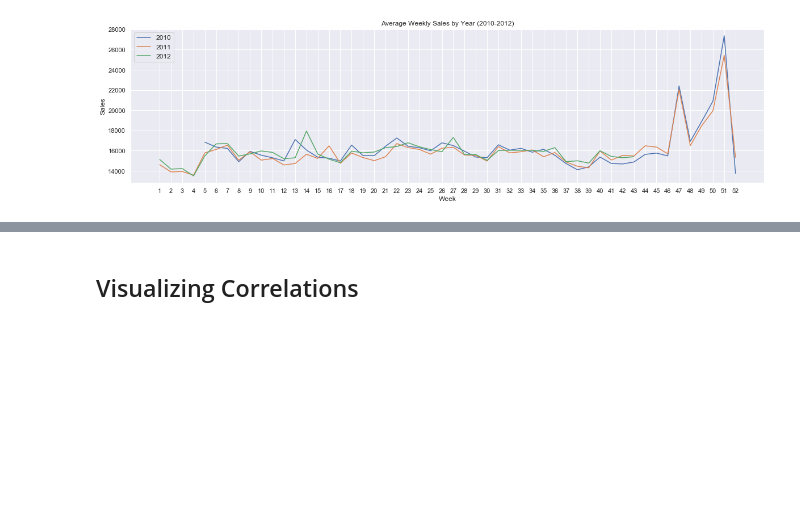
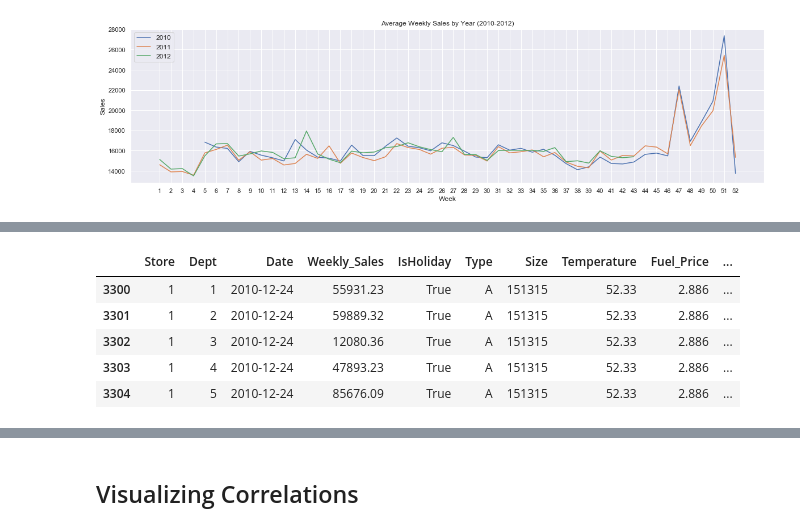
Before and after one commit to alyslma/walmart-sales-forecasting, a Jupyter notebook: WalmartSalesPrediction.ipynb, the cells around one changed output, grey strips where cells are left out. Cells and saved outputs as stored; diff of their text form; code cells hidden in the pictures; blank space fills up the shorter version.

```diff
--- a/WalmartSalesPrediction.ipynb
+++ b/WalmartSalesPrediction.ipynb
@@ -479,0 +522,9 @@ plt.show()
+# %%
+train.loc[train.Week==51].head()
+# %% [output]
+|  | Store | Dept | Date | Weekly_Sales | IsHoliday | Type | Size | Temperature | Fuel_Price | ... |
+| 3300 | 1 | 1 | 2010-12-24 | 55931.23 | True | A | 151315 | 52.33 | 2.886 | ... |
+| 3301 | 1 | 2 | 2010-12-24 | 59889.32 | True | A | 151315 | 52.33 | 2.886 | ... |
+| 3302 | 1 | 3 | 2010-12-24 | 12080.36 | True | A | 151315 | 52.33 | 2.886 | ... |
+| 3303 | 1 | 4 | 2010-12-24 | 47893.23 | True | A | 151315 | 52.33 | 2.886 | ... |
+| 3304 | 1 | 5 | 2010-12-24 | 85676.09 | True | A | 151315 | 52.33 | 2.886 | ... |
```
Also changed, not shown: parts of 8 cells of this notebook.
